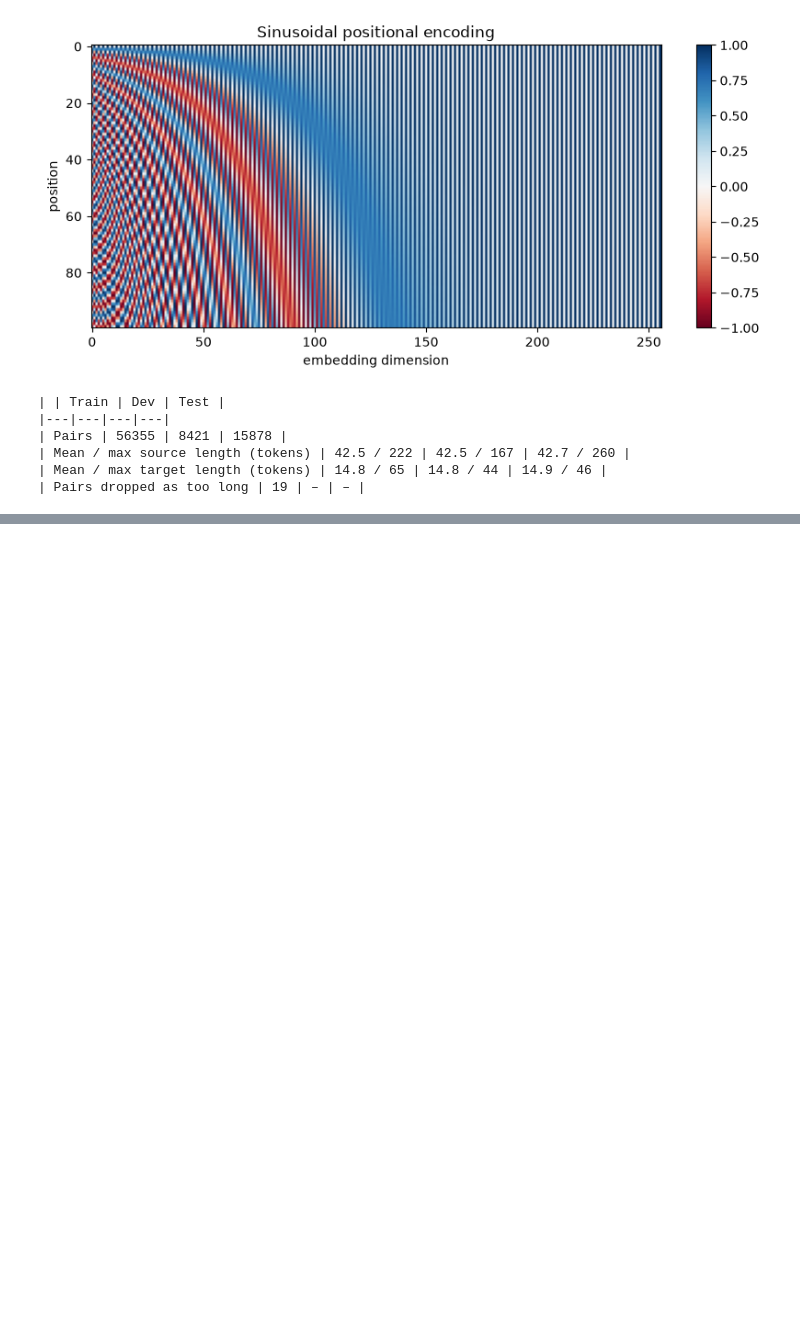
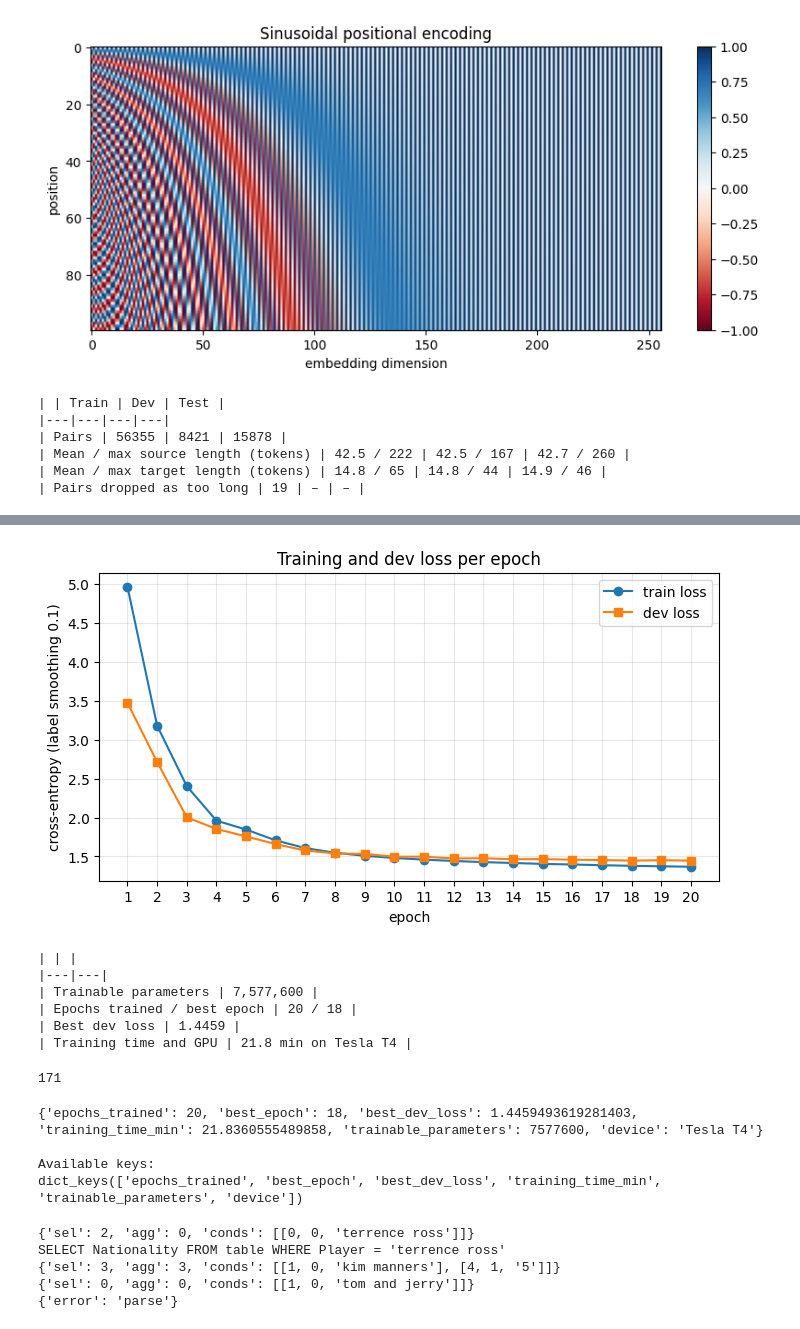
Before and after one commit to ahmadchohan065-sudo/txt2sql-transformer, a Jupyter notebook: notebook.ipynb, the cells around one changed output, grey strips where cells are left out. Cells and saved outputs as stored; diff of their text form; code cells hidden in the pictures; blank space fills up the shorter version.

```diff
--- a/notebook.ipynb
+++ b/notebook.ipynb
@@ -795,0 +977,50 @@ if __name__ == "__main__":
+# %%
+import json
+import matplotlib.pyplot as plt
+
+history = json.load(open("results/history.json"))
+epochs = [h["epoch"] for h in history]
+
+plt.figure(figsize=(8, 4))
+plt.plot(epochs, [h["train_loss"] for h in history], marker="o", label="train loss")
+plt.plot(epochs, [h["dev_loss"] for h in history], marker="s", label="dev loss")
+plt.xlabel("epoch"); plt.ylabel("cross-entropy (label smoothing 0.1)")
+plt.title("Training and dev loss per epoch"); plt.xticks(epochs); plt.legend(); plt.grid(alpha=0.3)
+plt.savefig("results/fig2_loss_curves.png", dpi=150, bbox_inches="tight")
+plt.show()
+
+info = json.load(open("results/training_info.json"))
+
+table2 = f"""| | |
+|---|---|
+| Trainable parameters | {info['trainable_parameters']:,} |
+| Epochs trained / best epoch | {info['epochs_trained']} / {info['best_epoch']} |
+| Best dev loss | {info['best_dev_loss']:.4f} |
+| Training time and GPU | {info['training_time_min']:.1f} min on {info['device']} |
+"""
+
+print(table2)
+
+open("results/table2_model_training.md", "w").write(table2)
+# %% [output]
+[figure, added]
+| | |
+|---|---|
+| Trainable parameters | 7,577,600 |
+| Epochs trained / best epoch | 20 / 18 |
+| Best dev loss | 1.4459 |
+| Training time and GPU | 21.8 min on Tesla T4 |
+171
+# %%
+import json
+
+info = json.load(open("results/training_info.json"))
+
+print(info)
+print("\nAvailable keys:")
+print(info.keys())
+# %% [output]
+{'epochs_trained': 20, 'best_epoch': 18, 'best_dev_loss': 1.4459493619281403, 'training_time_min': 21.8360555489858, 'trainable_parameters': 7577600, 'device': 'Tesla T4'}
+
+Available keys:
+dict_keys(['epochs_trained', 'best_epoch', 'best_dev_loss', 'training_time_min', 'trainable_parameters', 'device'])
@@ -795,0 +1174,19 @@ if __name__ == "__main__":
+# %%
+import importlib
+import decode
+importlib.reload(decode)
+from decode import parse_target, query_to_sql, to_prediction_line
+header = ["Player", "No.", "Nationality", "Position", "Years in Toronto", "School/Club Team"]
+text = "select <c2> where <c0> = terrence ross"
+q = parse_target(text)
+print(q)
+print(query_to_sql(q, header))
+print(parse_target("select count <c3> where <c1> = kim manners and <c4> > 5"))
+print(parse_target("select <c0> where <c1> = tom and jerry"))
+print(to_prediction_line("this is nonsense"))
+# %% [output]
+{'sel': 2, 'agg': 0, 'conds': [[0, 0, 'terrence ross']]}
+SELECT Nationality FROM table WHERE Player = 'terrence ross'
+{'sel': 3, 'agg': 3, 'conds': [[1, 0, 'kim manners'], [4, 1, '5']]}
+{'sel': 0, 'agg': 0, 'conds': [[1, 0, 'tom and jerry']]}
+{'error': 'parse'}
```
Also changed, not shown: parts of 16 cells of this notebook, 7 other files.
